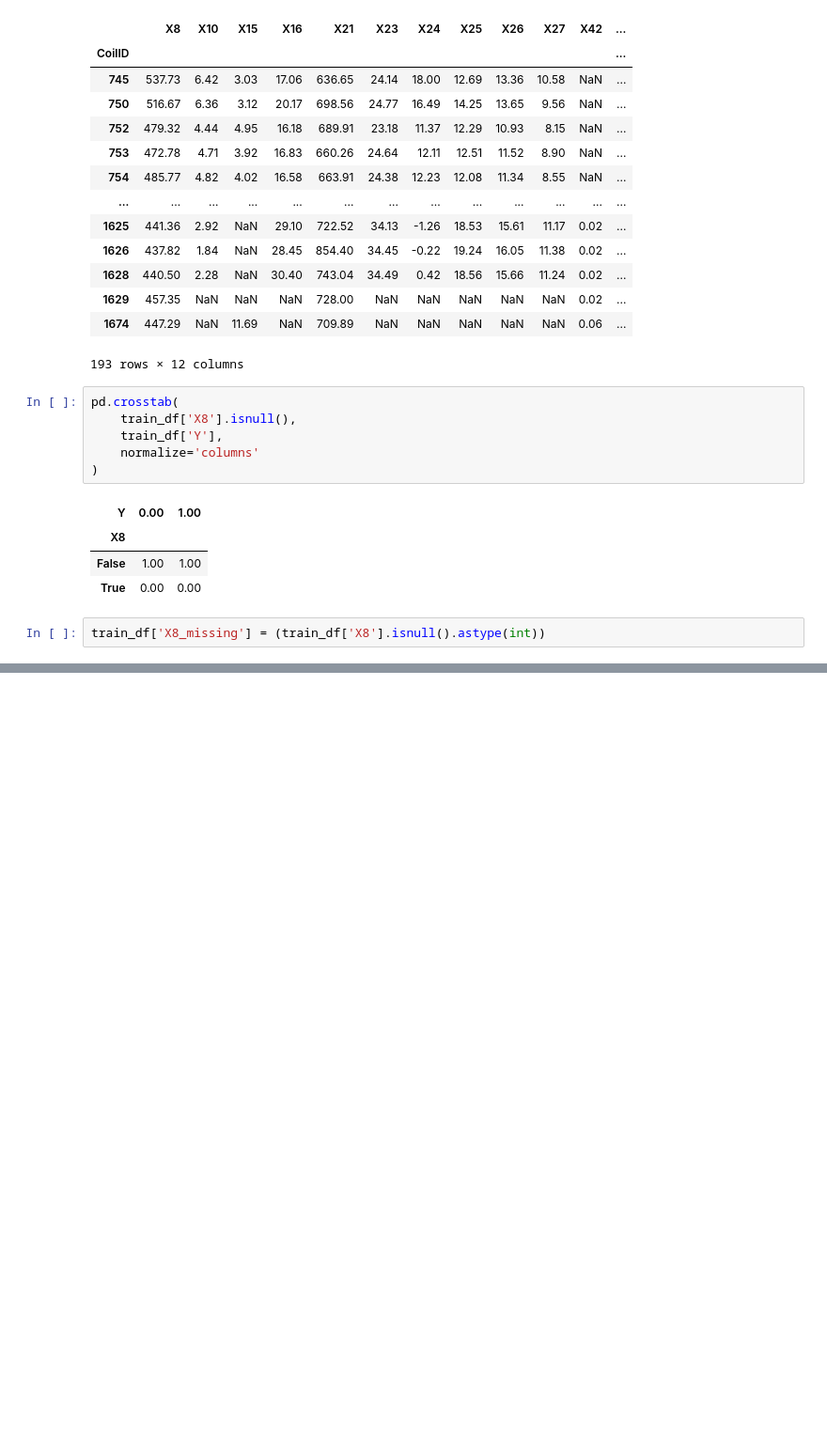
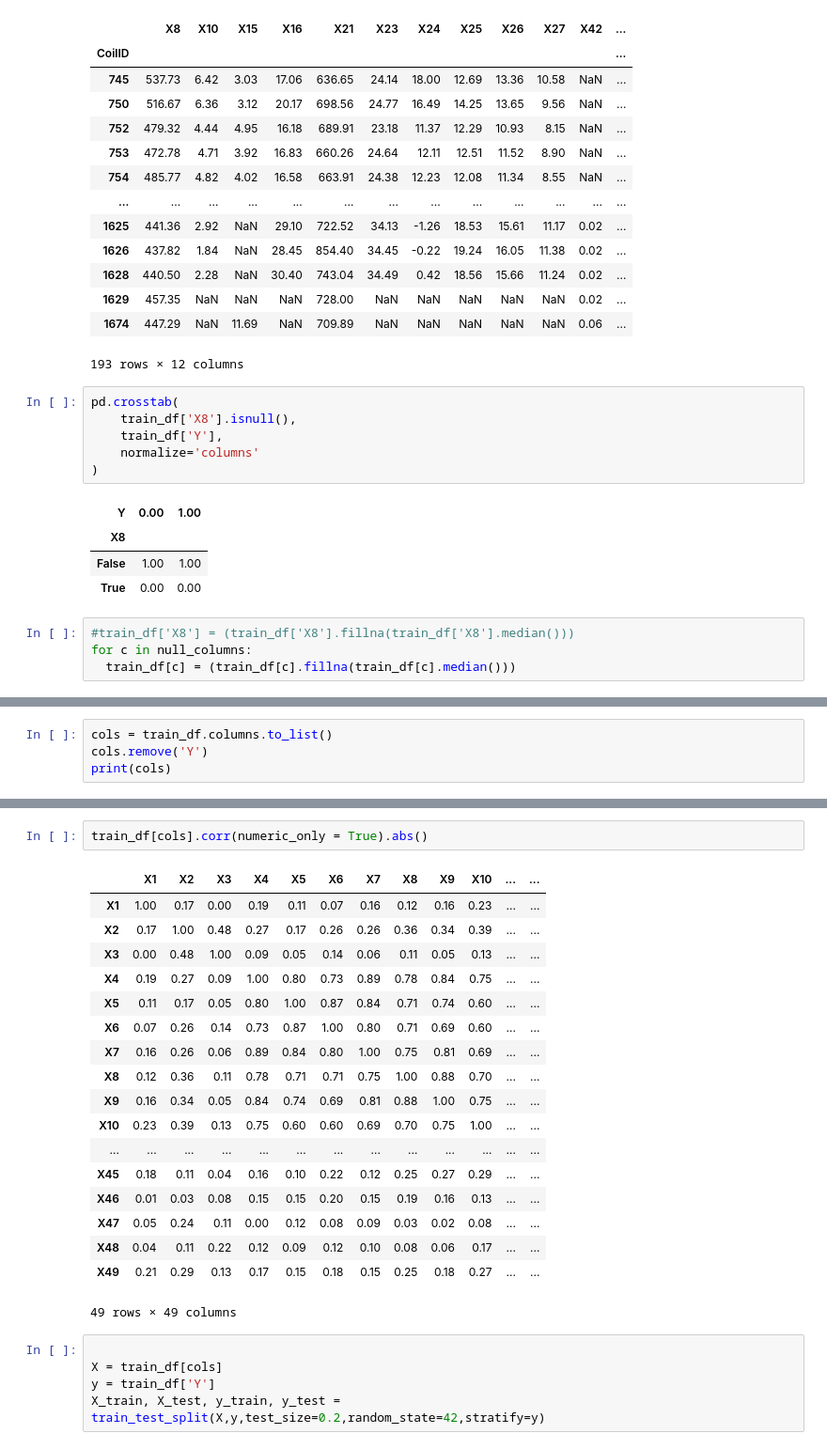
Before and after one commit to SarhadGautam/AI_Steel_Hackathon_Sarhad, a Jupyter notebook: Tata_Hackathon.ipynb, the cells around one changed output, grey strips where cells are left out. Shown at 94% size. Drawn from its saved outputs; the diff is of its cells as text; blank space fills up the shorter version.

Commit message:
splitting the data in train and test

```diff
--- a/Tata_Hackathon.ipynb
+++ b/Tata_Hackathon.ipynb
@@ -184,5 +185,7 @@ pd.crosstab(
 | X8 |  |  |
 | False | 1.00 | 1.00 |
 | True | 0.00 | 0.00 |
-# %%
-train_df['X8_missing'] = (train_df['X8'].isnull().astype(int))
+# %%
+#train_df['X8'] = (train_df['X8'].fillna(train_df['X8'].median()))
+for c in null_columns:
+  train_df[c] = (train_df[c].fillna(train_df[c].median()))
@@ -188,0 +212,4 @@ train_df['X8_missing'] = (train_df['X8'].isnull().astype(int))
+# %%
+cols = train_df.columns.to_list()
+cols.remove('Y')
+print(cols)
@@ -188,0 +239,26 @@ train_df['X8_missing'] = (train_df['X8'].isnull().astype(int))
+# %%
+train_df[cols].corr(numeric_only = True).abs()
+# %% [output]
+|  | X1 | X2 | X3 | X4 | X5 | X6 | X7 | X8 | X9 | X10 | ... | ... |
+| X1 | 1.00 | 0.17 | 0.00 | 0.19 | 0.11 | 0.07 | 0.16 | 0.12 | 0.16 | 0.23 | ... | ... |
+| X2 | 0.17 | 1.00 | 0.48 | 0.27 | 0.17 | 0.26 | 0.26 | 0.36 | 0.34 | 0.39 | ... | ... |
+| X3 | 0.00 | 0.48 | 1.00 | 0.09 | 0.05 | 0.14 | 0.06 | 0.11 | 0.05 | 0.13 | ... | ... |
+| X4 | 0.19 | 0.27 | 0.09 | 1.00 | 0.80 | 0.73 | 0.89 | 0.78 | 0.84 | 0.75 | ... | ... |
+| X5 | 0.11 | 0.17 | 0.05 | 0.80 | 1.00 | 0.87 | 0.84 | 0.71 | 0.74 | 0.60 | ... | ... |
+| X6 | 0.07 | 0.26 | 0.14 | 0.73 | 0.87 | 1.00 | 0.80 | 0.71 | 0.69 | 0.60 | ... | ... |
+| X7 | 0.16 | 0.26 | 0.06 | 0.89 | 0.84 | 0.80 | 1.00 | 0.75 | 0.81 | 0.69 | ... | ... |
+| X8 | 0.12 | 0.36 | 0.11 | 0.78 | 0.71 | 0.71 | 0.75 | 1.00 | 0.88 | 0.70 | ... | ... |
+| X9 | 0.16 | 0.34 | 0.05 | 0.84 | 0.74 | 0.69 | 0.81 | 0.88 | 1.00 | 0.75 | ... | ... |
+| X10 | 0.23 | 0.39 | 0.13 | 0.75 | 0.60 | 0.60 | 0.69 | 0.70 | 0.75 | 1.00 | ... | ... |
+| ... | ... | ... | ... | ... | ... | ... | ... | ... | ... | ... | ... | ... |
+| X45 | 0.18 | 0.11 | 0.04 | 0.16 | 0.10 | 0.22 | 0.12 | 0.25 | 0.27 | 0.29 | ... | ... |
+| X46 | 0.01 | 0.03 | 0.08 | 0.15 | 0.15 | 0.20 | 0.15 | 0.19 | 0.16 | 0.13 | ... | ... |
+| X47 | 0.05 | 0.24 | 0.11 | 0.00 | 0.12 | 0.08 | 0.09 | 0.03 | 0.02 | 0.08 | ... | ... |
+| X48 | 0.04 | 0.11 | 0.22 | 0.12 | 0.09 | 0.12 | 0.10 | 0.08 | 0.06 | 0.17 | ... | ... |
+| X49 | 0.21 | 0.29 | 0.13 | 0.17 | 0.15 | 0.18 | 0.15 | 0.25 | 0.18 | 0.27 | ... | ... |
+49 rows × 49 columns
+# %%
+
+X = train_df[cols]
+y = train_df['Y']
+X_train, X_test, y_train, y_test = train_test_split(X,y,test_size=0.2,random_state=42,stratify=y)
```
Also changed, not shown: parts of 7 cells of this notebook.
